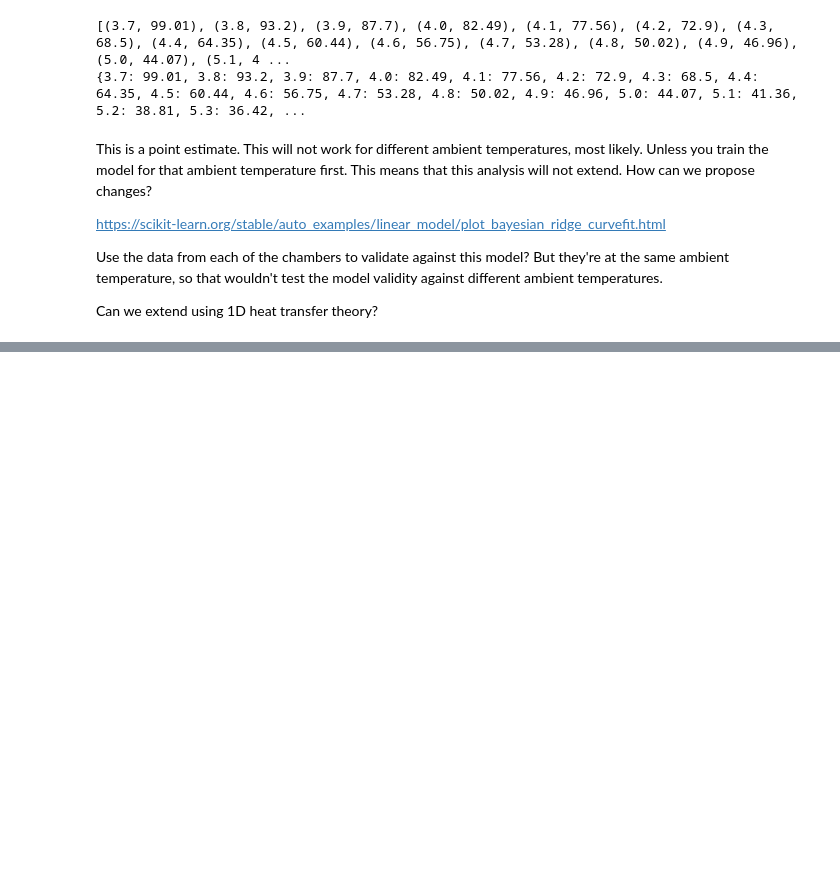
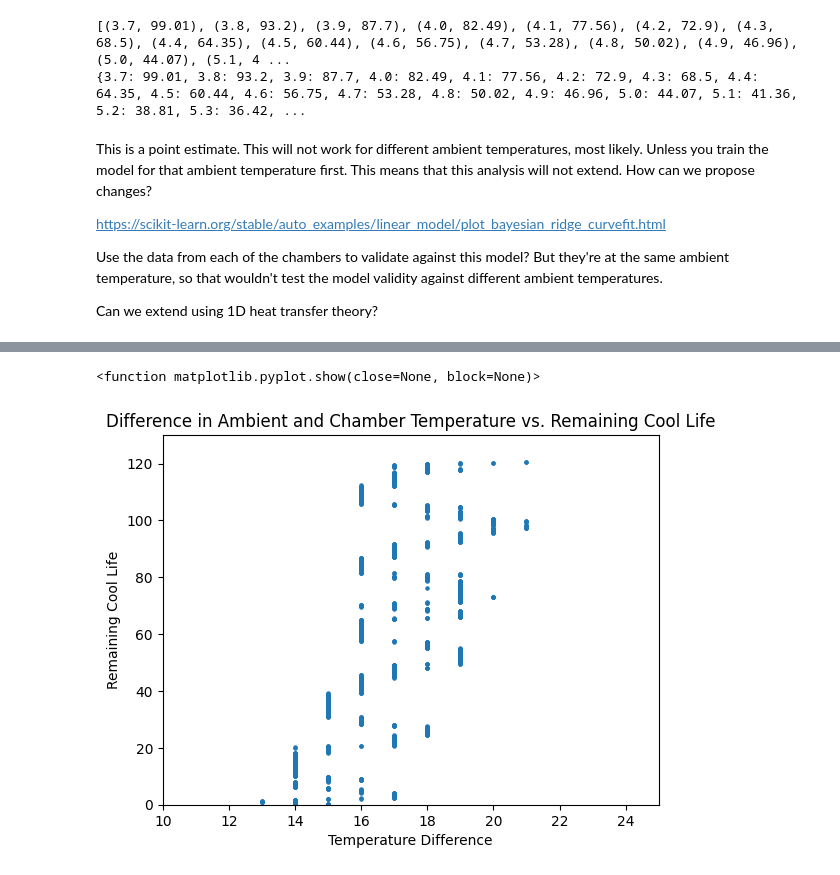
Before and after one commit to sharmashreya2002/Smile-Electronics, a Jupyter notebook: Tech_For_The_Poorest_Billion.ipynb, the cells around one changed output, grey strips where cells are left out. Saved outputs shown, nothing was run; the diff lists cells and outputs as text; code cells hidden in the pictures; blank space fills up the shorter version.

```diff
--- a/Tech_For_The_Poorest_Billion.ipynb
+++ b/Tech_For_The_Poorest_Billion.ipynb
@@ -431,0 +455,17 @@ Can we extend using 1D heat transfer theory?
+# %%
+final_time = hours_trunc[-1]
+remaining_cool_life = []
+for hour in hours_trunc:
+  remaining_cool_life.append(np.round(final_time - hour,2))
+
+# Plot
+plt.scatter(diff, remaining_cool_life, s = 5, label = 'data')
+plt.xlim([10, 25])
+plt.ylim([0,130])
+plt.title('Difference in Ambient and Chamber Temperature vs. Remaining Cool Life')
+plt.xlabel('Temperature Difference')
+plt.ylabel('Remaining Cool Life')
+plt.show
+# %% [output]
+<function matplotlib.pyplot.show(close=None, block=None)>
+[figure, added]
```
Also changed, not shown: parts of 5 cells of this notebook.
